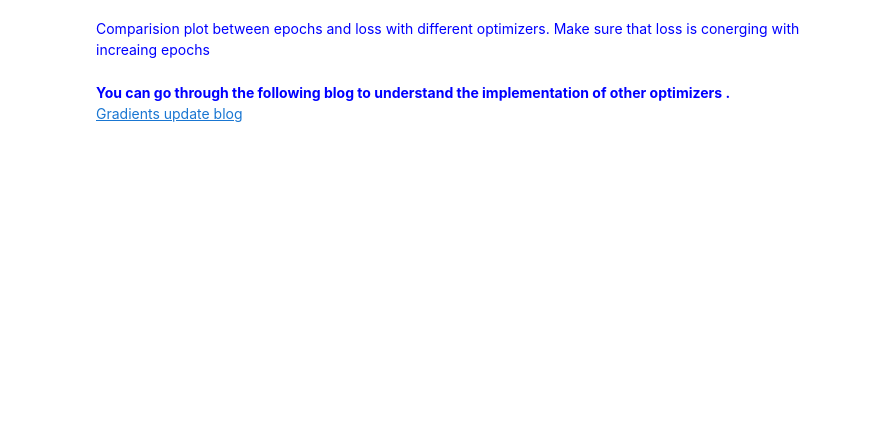
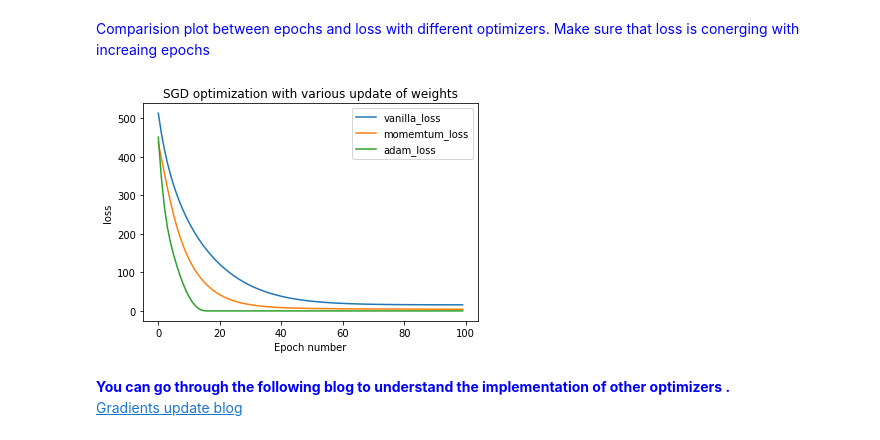
Before and after one commit to Chaitanya-Majety/Jupyter, a Jupyter notebook: Jupyter Notebooks/Deep Learning/Deep learning-Backpropagation/Backpropagation_Assignment.ipynb, the cells around one changed output. Saved outputs shown, nothing was run; the diff lists cells and outputs as text; code cells hidden in the pictures; blank space fills up the shorter version.

```diff
--- a/Jupyter Notebooks/Deep Learning/Deep learning-Backpropagation/Backpropagation_Assignment.ipynb
+++ b/Jupyter Notebooks/Deep Learning/Deep learning-Backpropagation/Backpropagation_Assignment.ipynb
@@ -372,6 +524,19 @@ Here Gamma referes to the momentum coefficient, eta is leaning rate and v_t is m
 <font color='blue'>Comparision plot between epochs and loss with different optimizers. Make sure that loss is conerging with increaing epochs</font>
 # %%
 #plot the graph between loss vs epochs for all 3 optimizers.
+# %%
+import matplotlib.pyplot as plt
+
+plt.plot(epoch,vanilla_loss,label="vanilla_loss")
+plt.plot(epoch,momemtum_loss,label="momemtum_loss")
+plt.plot(epoch,adam_loss,label="adam_loss")
+plt.legend()
+plt.xlabel("Epoch number")
+plt.ylabel("loss")
+plt.title("SGD optimization with various update of weights")
+plt.show()
+# %% [output]
+[figure, added]
 # %% [markdown]
 <font color='blue'><b>You can go through the following blog to understand the implementation of other optimizers .</font>
    <br> [Gradients update blog](https://cs231n.github.io/neural-networks-3/) </br>
```
Also changed, not shown: parts of 10 cells of this notebook, 1 other file.
